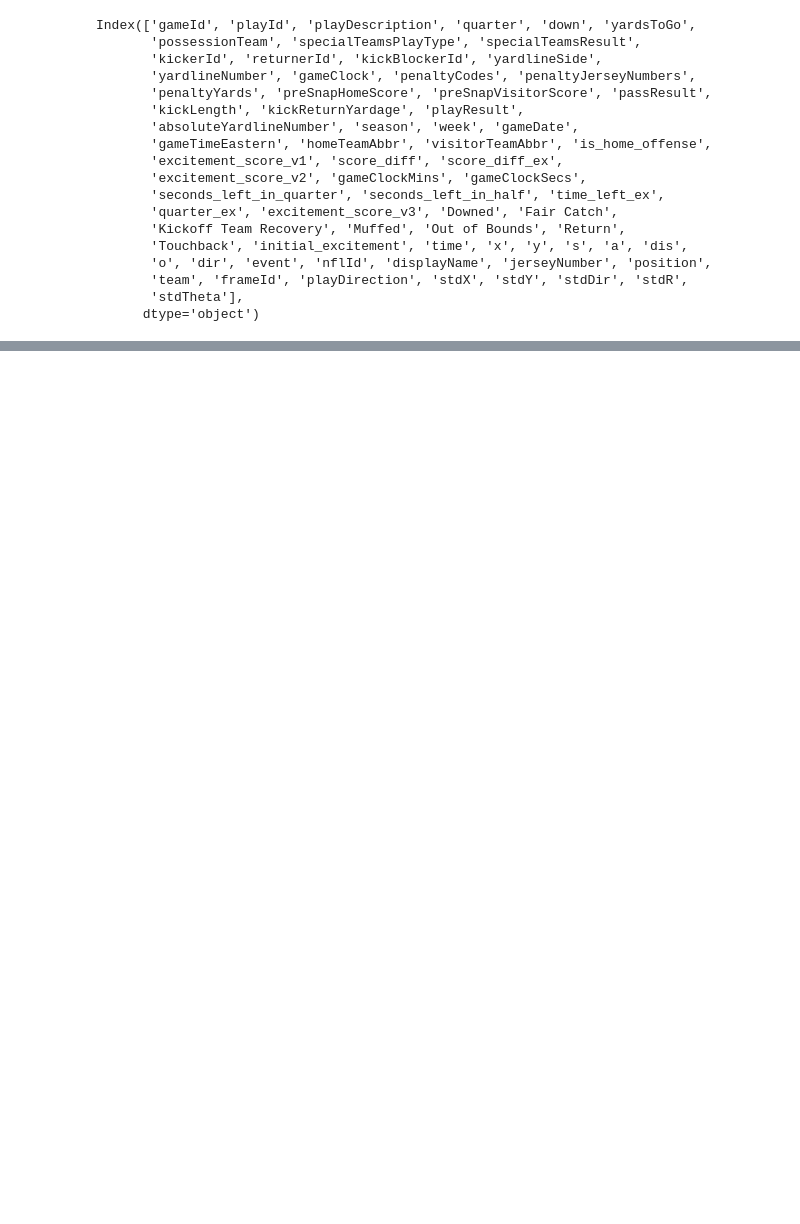
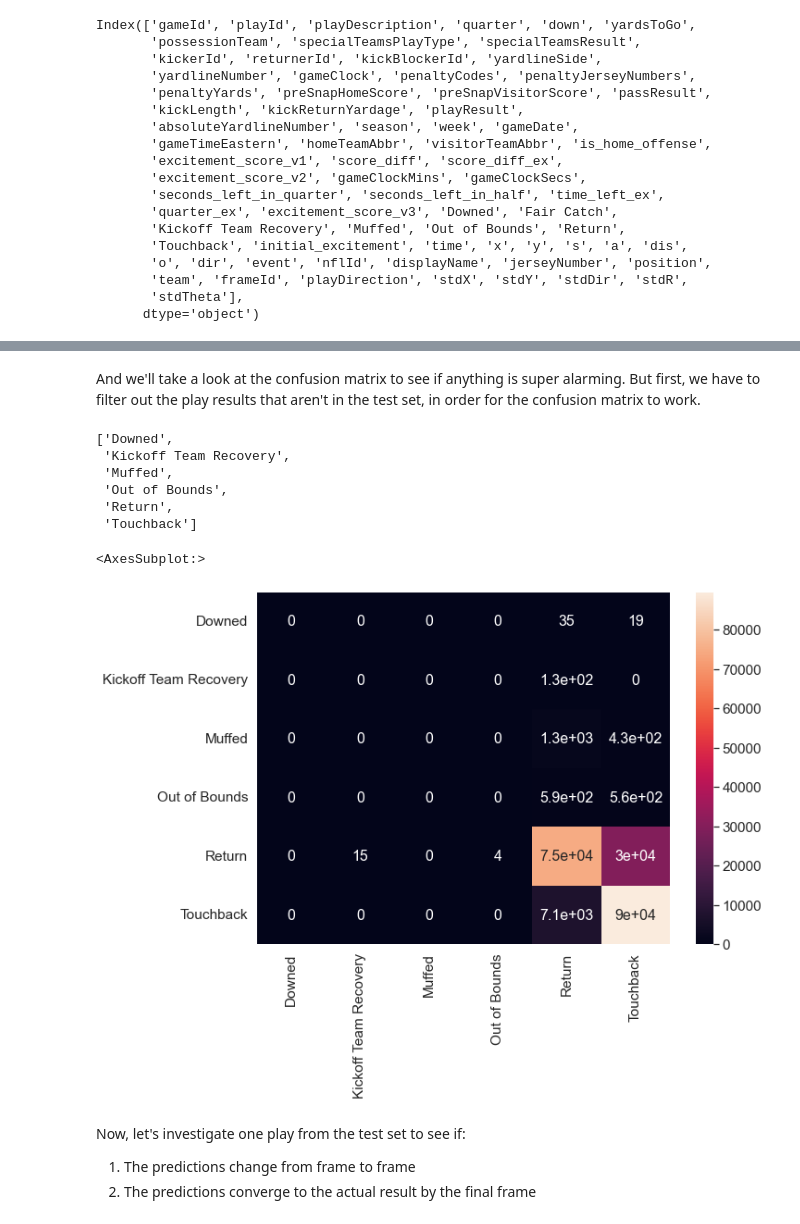
Before and after one commit to icowen/big-data-bowl-2022, a Jupyter notebook: eda.ipynb, the cells around one changed output, grey strips where cells are left out. Cells and saved outputs as stored; diff of their text form; code cells hidden in the pictures; blank space fills up the shorter version.

Commit message:
Analyze the model, added more markdown, make predictions on test data, and analyze the in-play excitement

```diff
--- a/eda.ipynb
+++ b/eda.ipynb
@@ -808,0 +931,9 @@ kickoff_data = kickoff_tracking[['gameId', 'playId', 'posessionTeam', 'excitemen
+# %%
+num_input_nodes = x.shape[1]
+num_hidden_nodes = x.shape[1] * 2
+num_output_nodes = y.shape[1]
+
+model = Sequential()
+model.add(Dense(num_hidden_nodes, input_dim=num_input_nodes, activation='relu'))
+model.add(Dense(num_output_nodes, activation='softmax'))
+model.compile(loss='categorical_crossentropy', optimizer='adam', metrics=['accuracy'])
@@ -808,0 +945,2 @@ kickoff_data = kickoff_tracking[['gameId', 'playId', 'posessionTeam', 'excitemen
+# %%
+model.fit(x_train, y_train, epochs=3, verbose=1)
@@ -808,0 +966,4 @@ kickoff_data = kickoff_tracking[['gameId', 'playId', 'posessionTeam', 'excitemen
+# %%
+y_pred = model.predict(x_test)
+for pred, actual in zip(y_pred[:10], y_test[:10]):
+	print(f'Pred: {pred}; Actual: {actual}')
@@ -808,0 +991,28 @@ kickoff_data = kickoff_tracking[['gameId', 'playId', 'posessionTeam', 'excitemen
+# %% [markdown]
+And we'll take a look at the confusion matrix to see if anything is super alarming. But first, we have to filter out the play results that aren't in the test set, in order for the confusion matrix to work.
+# %%
+indexes = np.unique(y_test.argmax(axis=1))
+play_results_in_y_true = [x for i, x in enumerate(output_cols)if i in indexes]
+play_results_in_y_true
+# %% [output]
+['Downed',
+ 'Kickoff Team Recovery',
+ 'Muffed',
+ 'Out of Bounds',
+ 'Return',
+ 'Touchback']
+# %%
+matrix = confusion_matrix(y_test.argmax(axis=1), y_pred.argmax(axis=1))
+df_cm = pd.DataFrame(matrix, play_results_in_y_true, play_results_in_y_true)
+
+plt.figure(figsize=(10,7))
+sn.set(font_scale=1.4)
+sn.heatmap(df_cm, annot=True, annot_kws={"size": 16})
+# %% [output]
+<AxesSubplot:>
+[figure, added]
+# %% [markdown]
+Now, let's investigate one play from the test set to see if:
+
+1. The predictions change from frame to frame
+1. The predictions converge to the actual result by the final frame
```
Also changed, not shown: parts of 39 cells of this notebook, 1 other file.
